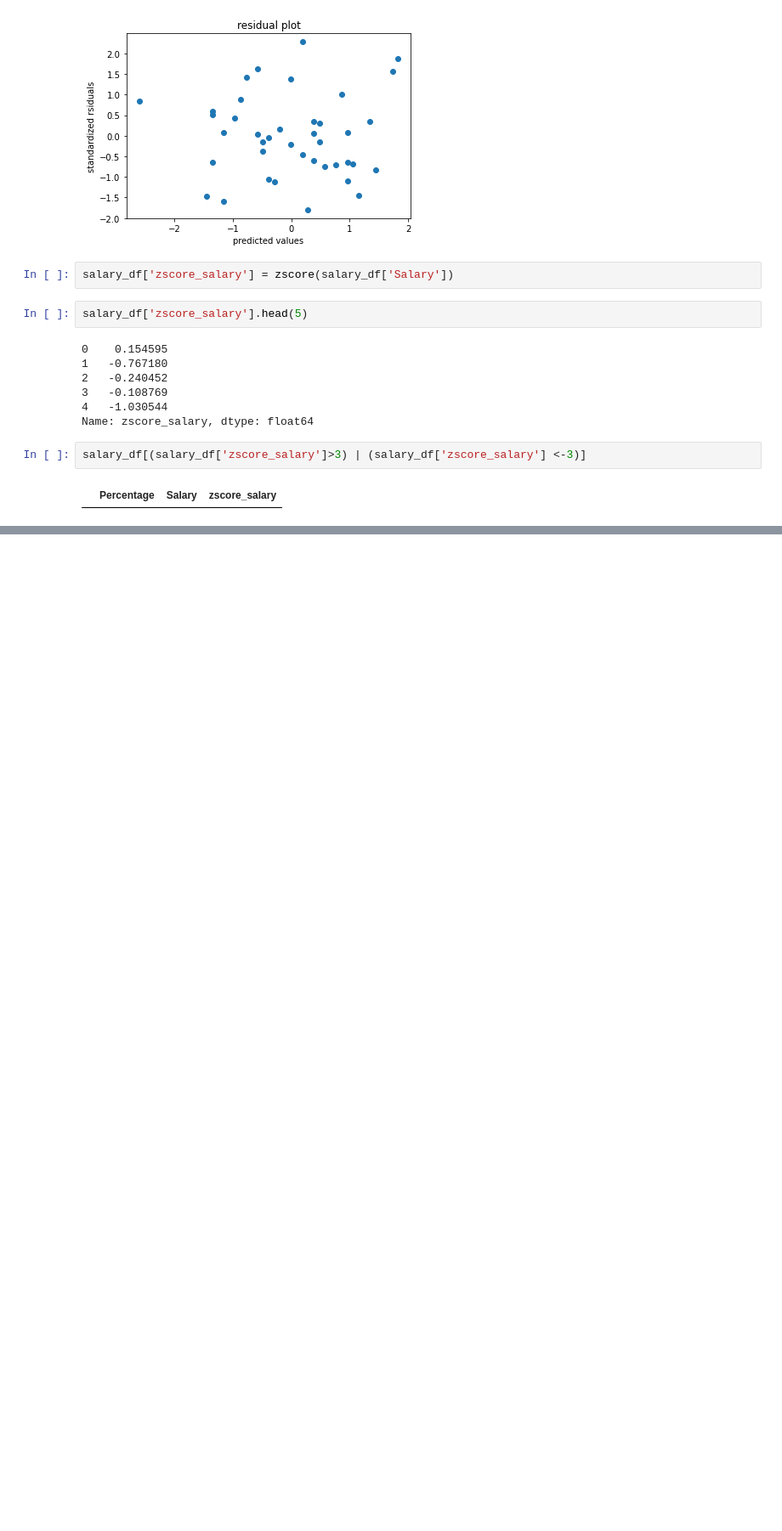
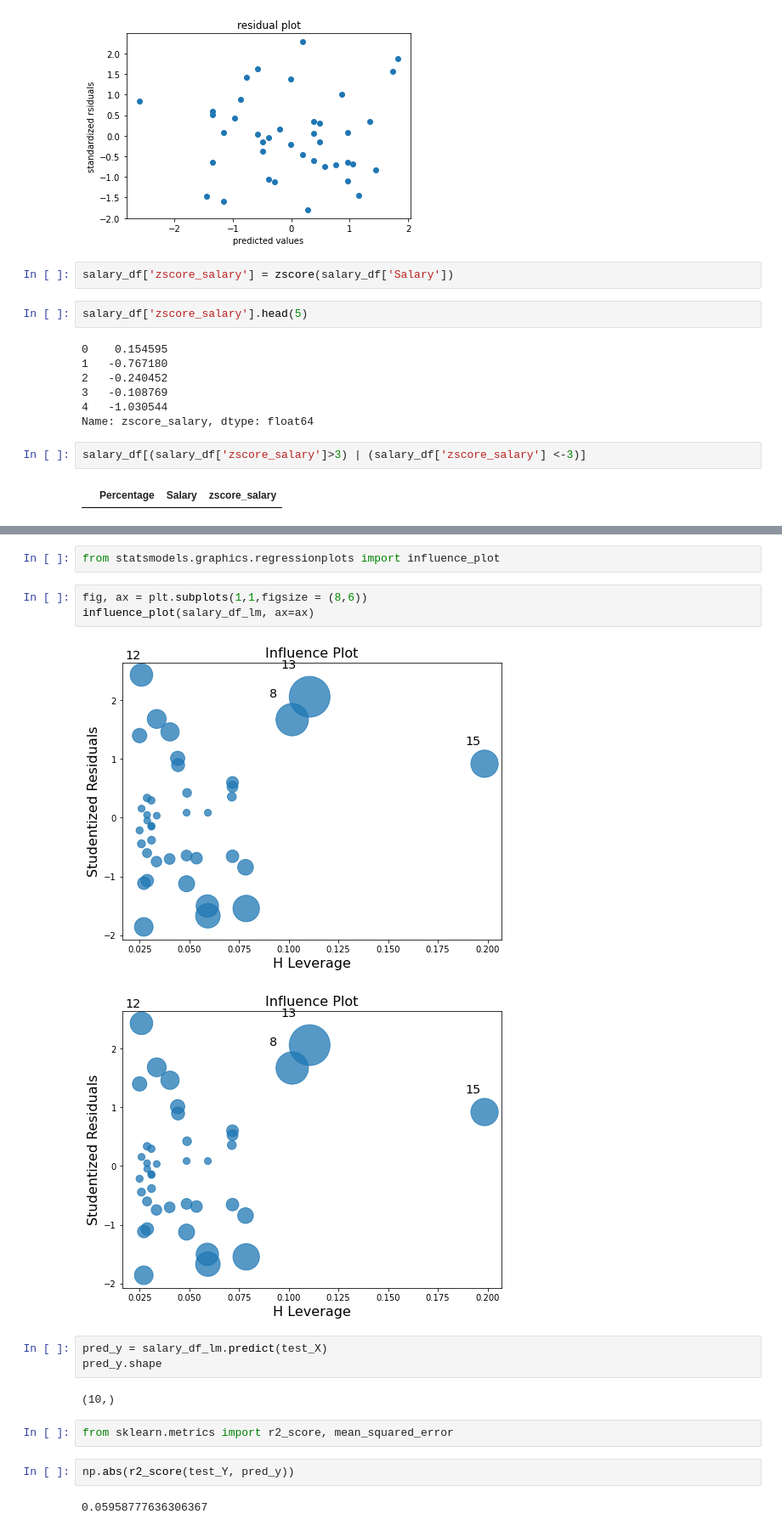
Before and after one commit to raviakasapu/MachineLearning, a Jupyter notebook: ML_Simple_Linear_Regression.ipynb, the cells around one changed output, grey strips where cells are left out. Shown at 85% size. Cells and saved outputs as stored; diff of their text form; blank space fills up the shorter version.

```diff
--- a/ML_Simple_Linear_Regression.ipynb
+++ b/ML_Simple_Linear_Regression.ipynb
@@ -200,0 +234,19 @@ salary_df[(salary_df['zscore_salary']>3) | (salary_df['zscore_salary'] <-3)]
+# %%
+from statsmodels.graphics.regressionplots import influence_plot
+# %%
+fig, ax = plt.subplots(1,1,figsize = (8,6))
+influence_plot(salary_df_lm, ax=ax)
+# %% [output]
+[figure, added]
+[figure, added]
+# %%
+pred_y = salary_df_lm.predict(test_X)
+pred_y.shape
+# %% [output]
+(10,)
+# %%
+from sklearn.metrics import r2_score, mean_squared_error
+# %%
+np.abs(r2_score(test_Y, pred_y))
+# %% [output]
+0.05958777636306367
```
Also changed, not shown: parts of 4 cells of this notebook.
